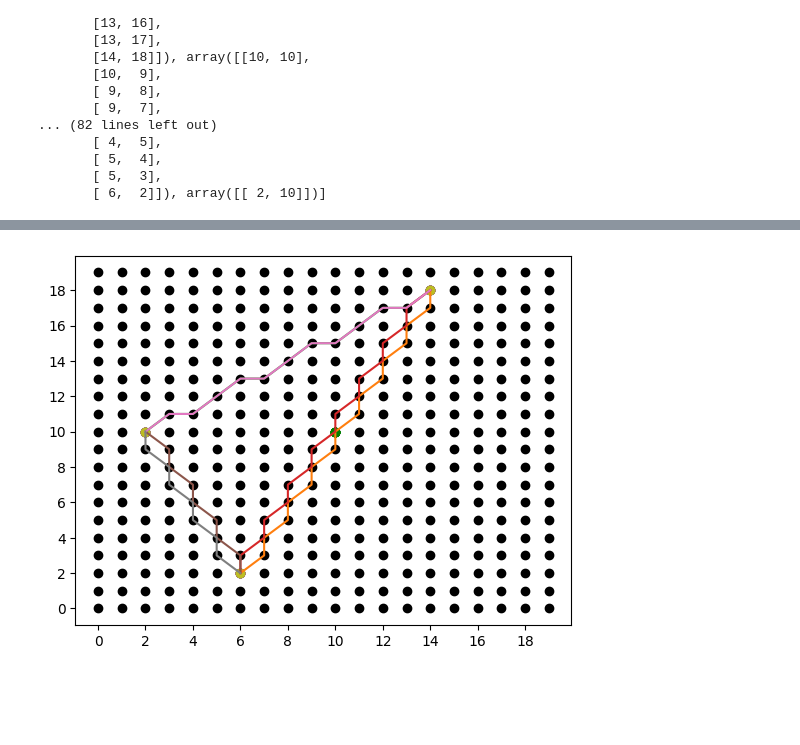
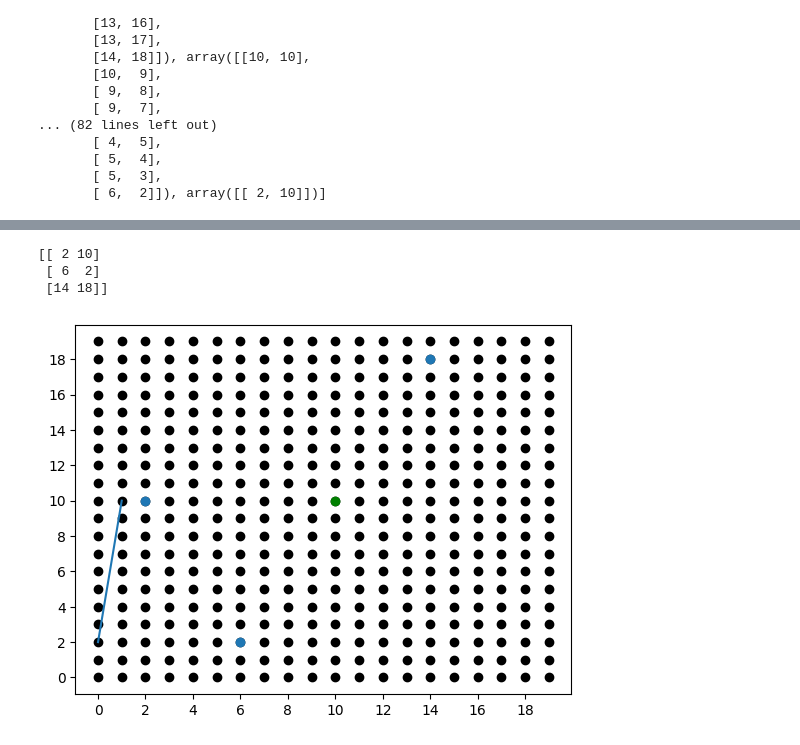
Before and after one commit to alexae6/CS-6273, a Jupyter notebook: mesh.ipynb, the cells around one changed output, grey strips where cells are left out. Cells and saved outputs as stored; diff of their text form; code cells hidden in the pictures; blank space fills up the shorter version.

```diff
--- a/mesh.ipynb
+++ b/mesh.ipynb
@@ -114,0 +172,33 @@ print(all_distances)
+# %%
+all_distances = []
+
+for path in all_direct_paths:
+    distance = 0
+    for i in range(1, len(path)):
+        between_points = (path[i] - path[i - 1])**2
+        distance += np.sqrt(np.sum(between_points))
+    all_distances.append(distance)
+
+print(all_distances)
+
+all_distances2 = []
+pathtracker = [];
+for path in all_direct_paths2:
+    distance = 0
+    for i in range(1, len(path)):
+        between_points = (path[i] - path[i - 1])**2
+        distance += np.sqrt(np.sum(between_points))
+        if distance > 0:
+            all_distances2.append(distance)
+            pathtracker.append(path)
+
+
+all_distances =np.array(all_distances)
+all_distances2 =np.array(all_distances2)
+total_distances = []
+for i in range(1,len(all_distances)):
+    for j in range(1,len(all_distances2)):
+        distance = all_distances[i] + all_distances2[j]
+        total_distances.append(distance)
+total_distances = np.array(total_distances)
+print(pathtracker)
@@ -114,0 +223,10 @@ print(all_distances)
+# %%
+for path in pathtracker:
+    if distance < shortest_distance:
+        shortest_distance = distance
+        shortest_path = path
+print(shortest_path)
+# %% [output]
+[[ 2 10]
+ [ 6  2]
+ [14 18]]
@@ -115,13 +255,13 @@ print(all_distances)
 # %%
 plt.scatter(xc,yc,color='black')
-for path in all_direct_paths1:
+for path in path:
     plt.scatter(10, 10, color='green',marker='o')
-    plt.plot(path[:, 0], path[:, 1])
+    plt.plot(path)
     plt.scatter(D[:,0],D[:,1])
     plt.xticks(np.arange(0,20,2))
     plt.yticks(np.arange(0,20,2))
 # %% [output]
-[figure, old version]
+[figure, new version]
 # %%
 def is_valid(x, y, grid):
     # Check if the given position (x, y) is within the grid boundaries
```
Also changed, not shown: parts of 6 cells of this notebook.
